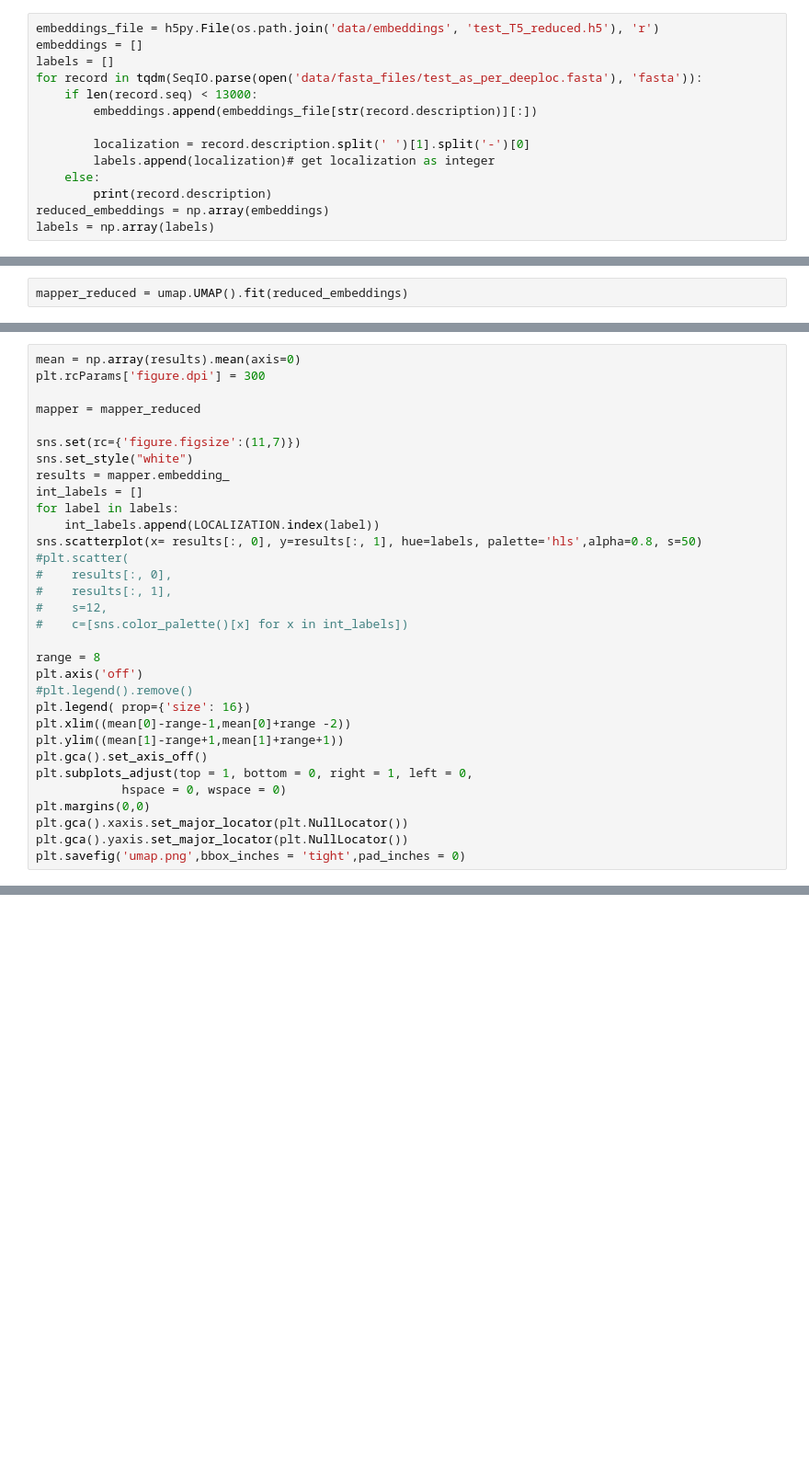
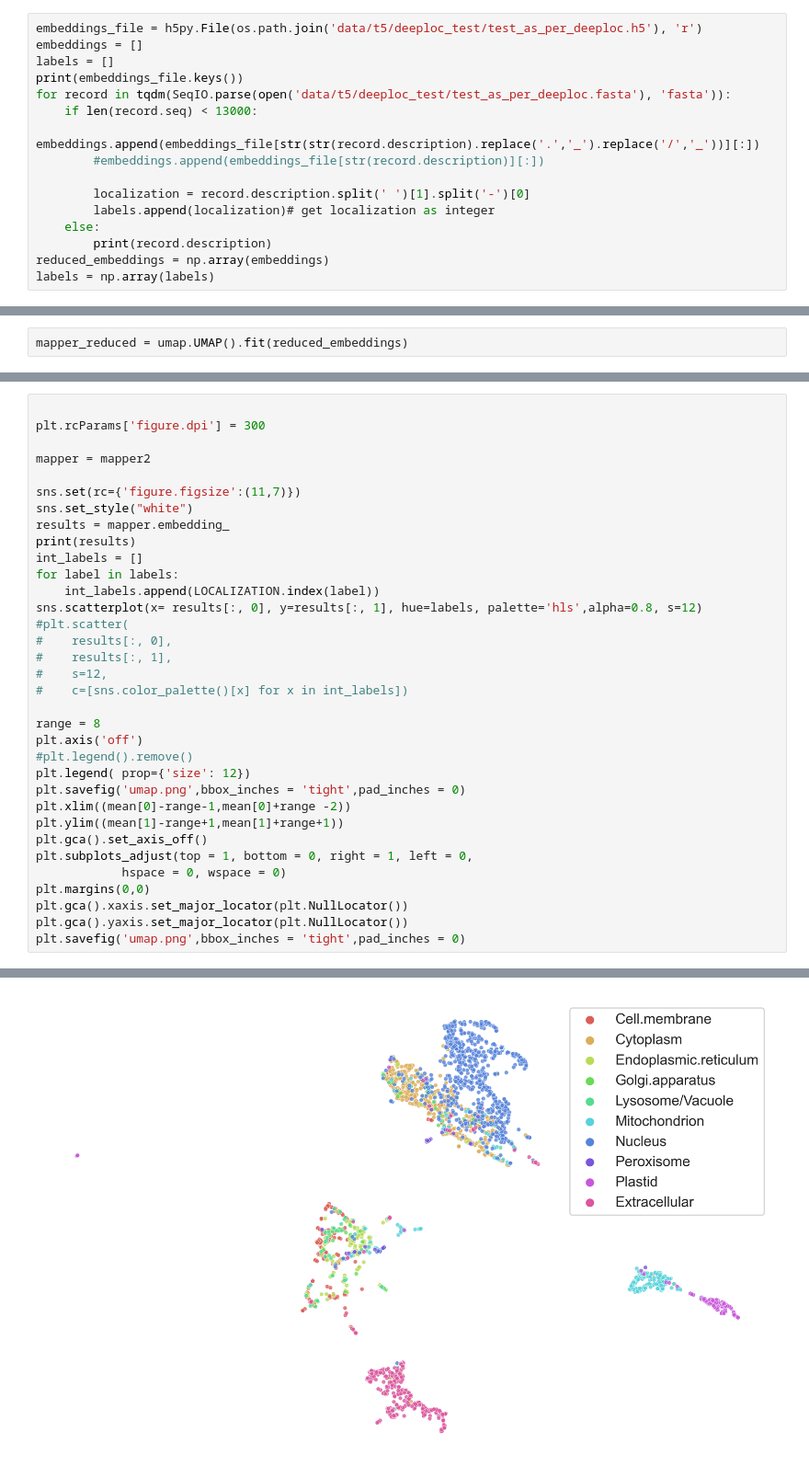
Before and after one commit to HannesStark/protein-localization, a Jupyter notebook: legacy_scripts/umap_plots.ipynb, the cells around one changed output, grey strips where cells are left out. Shown at 92% size. Saved outputs shown, nothing was run; the diff lists cells and outputs as text; blank space fills up the shorter version.

```diff
--- a/legacy_scripts/umap_plots.ipynb
+++ b/legacy_scripts/umap_plots.ipynb
@@ -15,10 +14,12 @@ ModuleNotFoundError: No module named 'torch'
 # %%
-embeddings_file = h5py.File(os.path.join('data/embeddings', 'test_T5_reduced.h5'), 'r')
+embeddings_file = h5py.File(os.path.join('data/t5/deeploc_test/test_as_per_deeploc.h5'), 'r')
 embeddings = []
 labels = []
-for record in tqdm(SeqIO.parse(open('data/fasta_files/test_as_per_deeploc.fasta'), 'fasta')):
+print(embeddings_file.keys())
+for record in tqdm(SeqIO.parse(open('data/t5/deeploc_test/test_as_per_deeploc.fasta'), 'fasta')):
     if len(record.seq) < 13000:
-        embeddings.append(embeddings_file[str(record.description)][:])
+        embeddings.append(embeddings_file[str(str(record.description).replace('.','_').replace('/','_'))][:])
+        #embeddings.append(embeddings_file[str(record.description)][:])
 
         localization = record.description.split(' ')[1].split('-')[0]
         labels.append(localization)# get localization as integer
@@ -49,18 +51,19 @@ range = 8
 plt.xlim((mean[0]-range,mean[0]+range ))
 plt.ylim((mean[1]-range,mean[1]+range ))
 # %%
-mean = np.array(results).mean(axis=0)
+
 plt.rcParams['figure.dpi'] = 300
 
-mapper = mapper_reduced
+mapper = mapper2
 
 sns.set(rc={'figure.figsize':(11,7)})
 sns.set_style("white")
 results = mapper.embedding_
+print(results)
 int_labels = []
 for label in labels:
     int_labels.append(LOCALIZATION.index(label))
-sns.scatterplot(x= results[:, 0], y=results[:, 1], hue=labels, palette='hls',alpha=0.8, s=50)
+sns.scatterplot(x= results[:, 0], y=results[:, 1], hue=labels, palette='hls',alpha=0.8, s=12)
 #plt.scatter(
 #    results[:, 0],
 #    results[:, 1],
@@ -70,7 +73,8 @@ sns.scatterplot(x= results[:, 0], y=results[:, 1], hue=labels, palette='hls',alp
 range = 8
 plt.axis('off')
 #plt.legend().remove()
-plt.legend( prop={'size': 16})
+plt.legend( prop={'size': 12})
+plt.savefig('umap.png',bbox_inches = 'tight',pad_inches = 0)
 plt.xlim((mean[0]-range-1,mean[0]+range -2))
 plt.ylim((mean[1]-range+1,mean[1]+range+1))
 plt.gca().set_axis_off()
@@ -80,3 +84,4 @@ plt.margins(0,0)
 plt.gca().xaxis.set_major_locator(plt.NullLocator())
 plt.gca().yaxis.set_major_locator(plt.NullLocator())
 plt.savefig('umap.png',bbox_inches = 'tight',pad_inches = 0)
+# %% [output]
@@ -82,0 +96 @@ plt.savefig('umap.png',bbox_inches = 'tight',pad_inches = 0)
+[figure, added]
```
Also changed, not shown: parts of 5 cells of this notebook, 4 other files.
